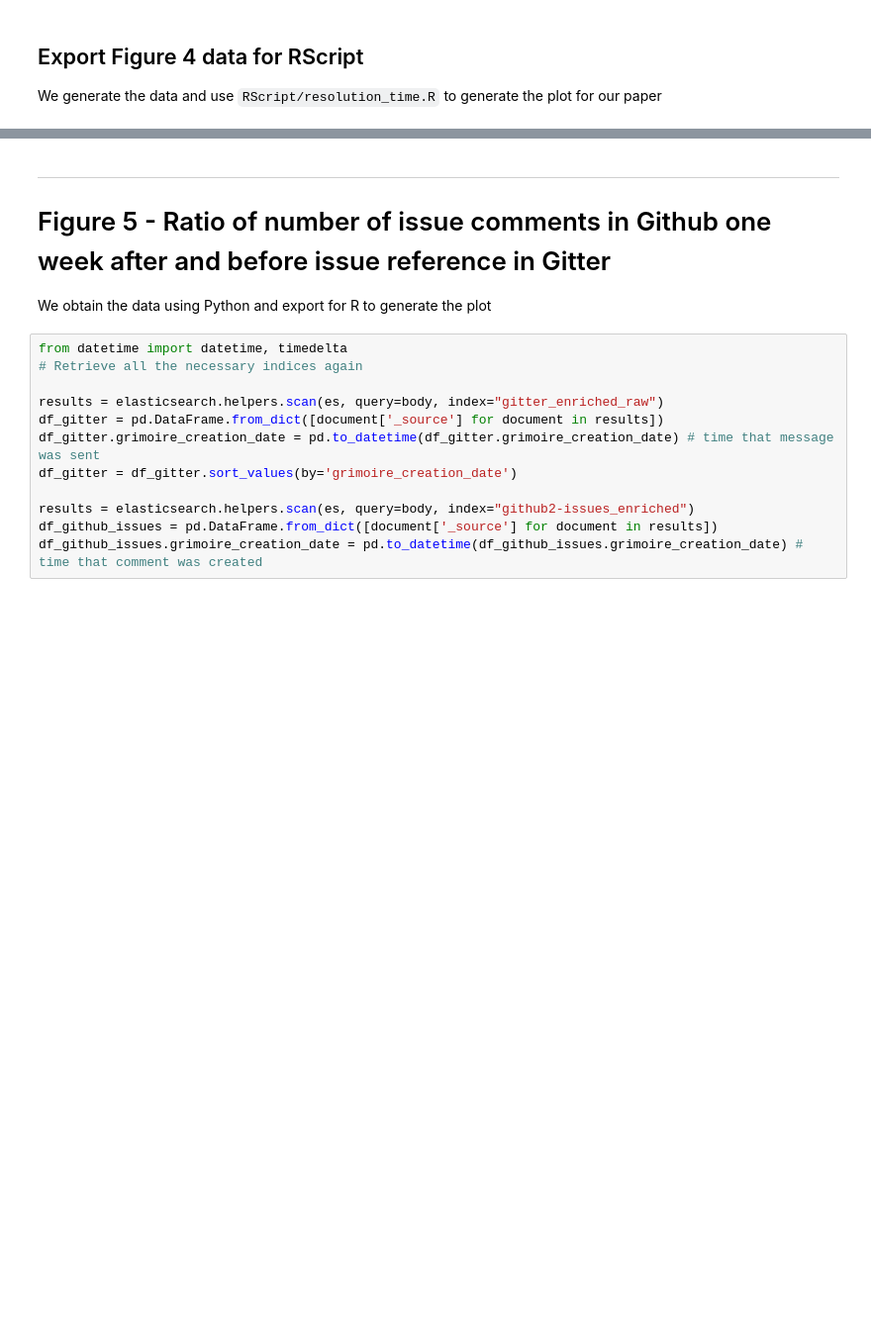
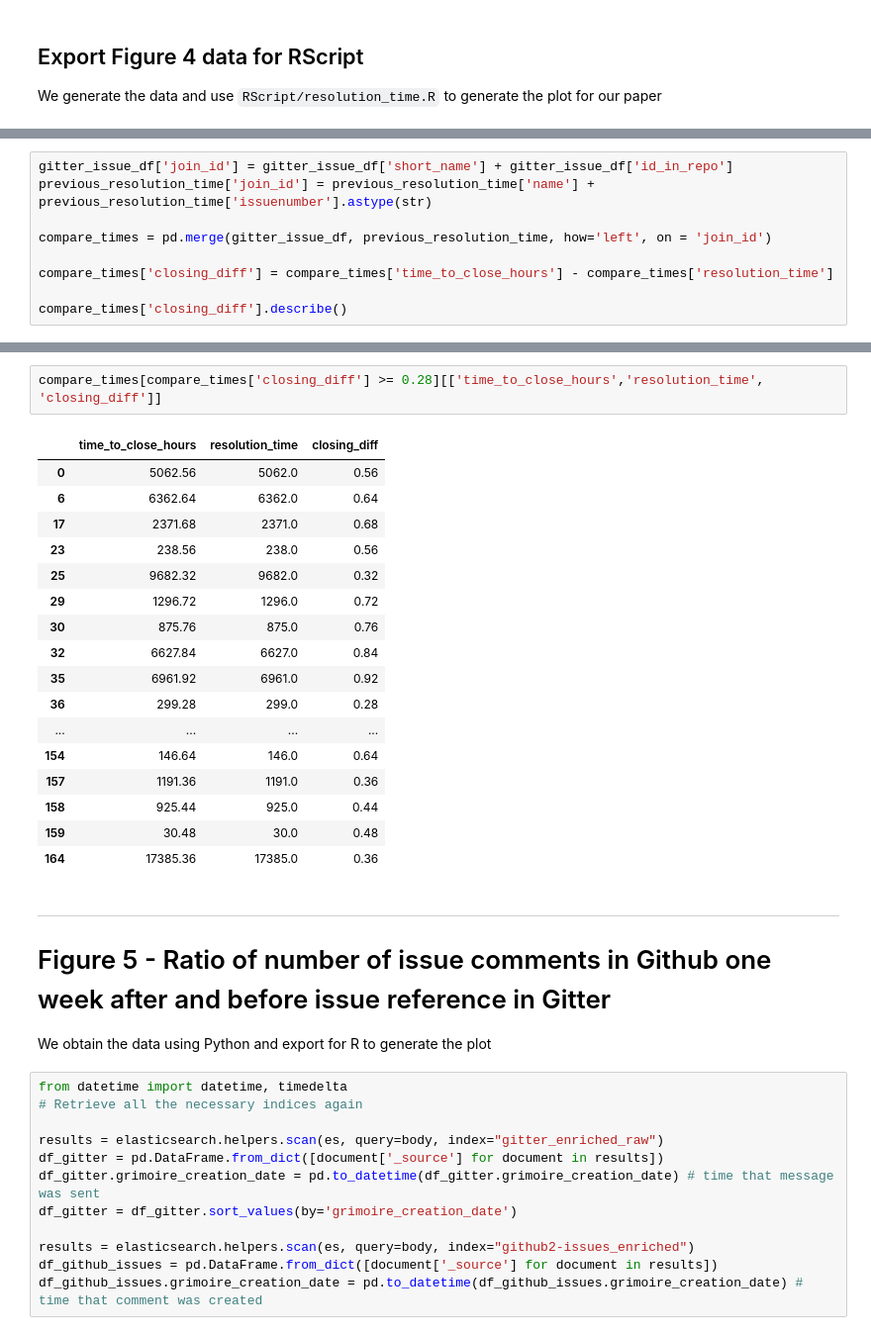
Before and after one commit to k----n/GrimoireGitter, a Jupyter notebook: jupyter/Preliminary Results.ipynb, the cells around one changed output, grey strips where cells are left out. Shown at 99% size. Cells and saved outputs as stored; diff of their text form; blank space fills up the shorter version.

```diff
--- a/jupyter/Preliminary Results.ipynb
+++ b/jupyter/Preliminary Results.ipynb
@@ -189,0 +276,9 @@ gitter_issue_df[['time_to_close_hours', 'project', 'created_at', 'closed_at', 'i
+# %%
+gitter_issue_df['join_id'] = gitter_issue_df['short_name'] + gitter_issue_df['id_in_repo']
+previous_resolution_time['join_id'] = previous_resolution_time['name'] + previous_resolution_time['issuenumber'].astype(str)
+
+compare_times = pd.merge(gitter_issue_df, previous_resolution_time, how='left', on = 'join_id')
+
+compare_times['closing_diff'] = compare_times['time_to_close_hours'] - compare_times['resolution_time']
+
+compare_times['closing_diff'].describe()
@@ -190,3 +295,23 @@ gitter_issue_df[['time_to_close_hours', 'project', 'created_at', 'closed_at', 'i
+# %%
+compare_times[compare_times['closing_diff'] >= 0.28][['time_to_close_hours','resolution_time', 'closing_diff']]
+# %% [output]
+|  | time_to_close_hours | resolution_time | closing_diff |
+| 0 | 5062.56 | 5062.0 | 0.56 |
+| 6 | 6362.64 | 6362.0 | 0.64 |
+| 17 | 2371.68 | 2371.0 | 0.68 |
+| 23 | 238.56 | 238.0 | 0.56 |
+| 25 | 9682.32 | 9682.0 | 0.32 |
+| 29 | 1296.72 | 1296.0 | 0.72 |
+| 30 | 875.76 | 875.0 | 0.76 |
+| 32 | 6627.84 | 6627.0 | 0.84 |
+| 35 | 6961.92 | 6961.0 | 0.92 |
+| 36 | 299.28 | 299.0 | 0.28 |
+| ... | ... | ... | ... |
+| 154 | 146.64 | 146.0 | 0.64 |
+| 157 | 1191.36 | 1191.0 | 0.36 |
+| 158 | 925.44 | 925.0 | 0.44 |
+| 159 | 30.48 | 30.0 | 0.48 |
+| 164 | 17385.36 | 17385.0 | 0.36 |
 # %% [markdown]
 <hr>
 
```
Also changed, not shown: parts of 21 cells of this notebook, 14 other files.
